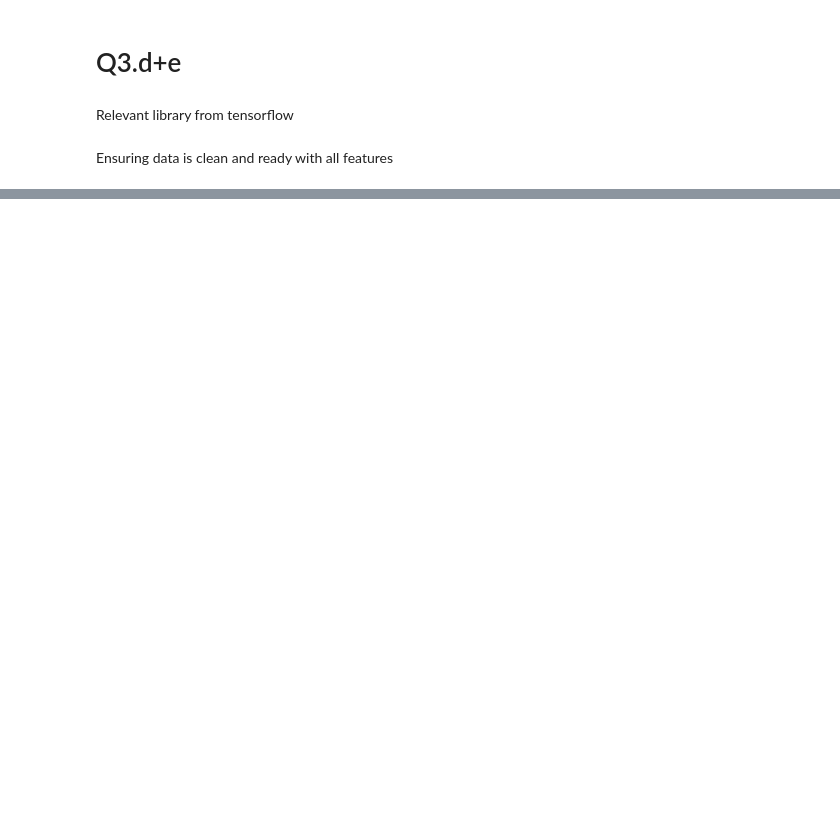
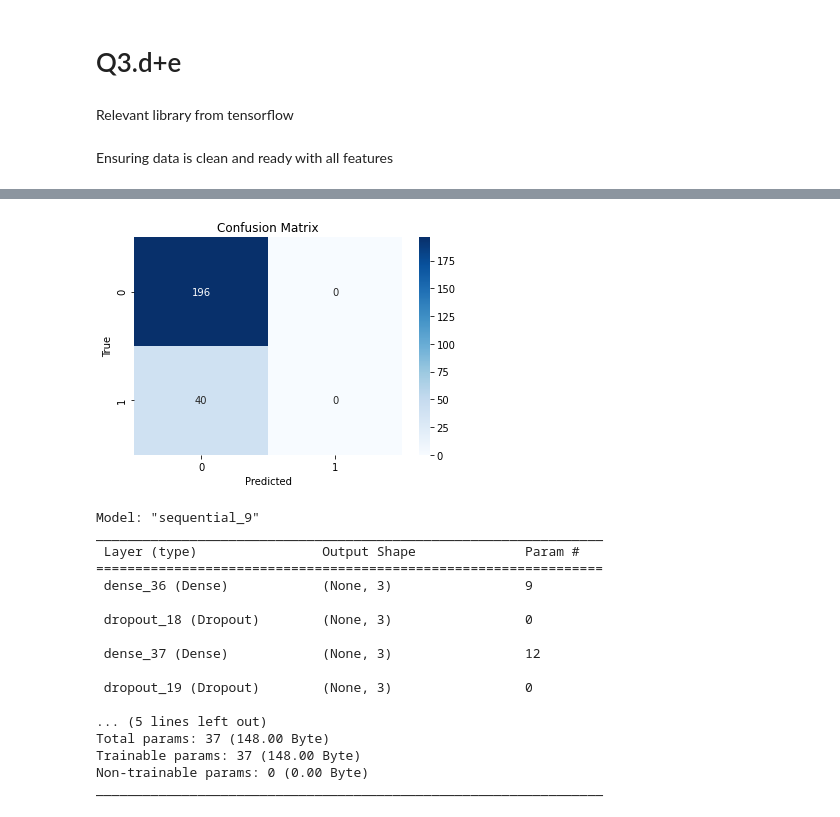
Before and after one commit to shai-ca/AI-DL, a Jupyter notebook: project-1/Shai_Cahana_Project_1_MIMIC.ipynb, the cells around one changed output, grey strips where cells are left out. Cells and saved outputs as stored; diff of their text form; code cells hidden in the pictures; blank space fills up the shorter version.

Commit message:
finished making NN by requested parameters

```diff
--- a/project-1/Shai_Cahana_Project_1_MIMIC.ipynb
+++ b/project-1/Shai_Cahana_Project_1_MIMIC.ipynb
@@ -484,0 +532,17 @@ Ensuring data is clean and ready with all features
+# %%
+# 5 - Evaluate and Visualize Model Performance
+y_pred = (model.predict(X_test) > 0.5).astype("int32")
+conf_mat = confusion_matrix(y_test, y_pred)
+# Plot the confusion matrix using seaborn
+sns.heatmap(conf_mat, annot=True, fmt='d', cmap='Blues')
+
+# Set labels and title
+plt.xlabel('Predicted')
+plt.ylabel('True')
+plt.title('Confusion Matrix')
+
+# Show the plot
+plt.show()
+
+model.summary()
+# %% [output]
@@ -484,0 +550,18 @@ Ensuring data is clean and ready with all features
+[figure, added]
+Model: "sequential_9"
+_________________________________________________________________
+ Layer (type)                Output Shape              Param #
+=================================================================
+ dense_36 (Dense)            (None, 3)                 9
+
+ dropout_18 (Dropout)        (None, 3)                 0
+
+ dense_37 (Dense)            (None, 3)                 12
+
+ dropout_19 (Dropout)        (None, 3)                 0
+
+... (5 lines left out)
+Total params: 37 (148.00 Byte)
+Trainable params: 37 (148.00 Byte)
+Non-trainable params: 0 (0.00 Byte)
+_________________________________________________________________
```
Also changed, not shown: parts of 20 cells of this notebook.
